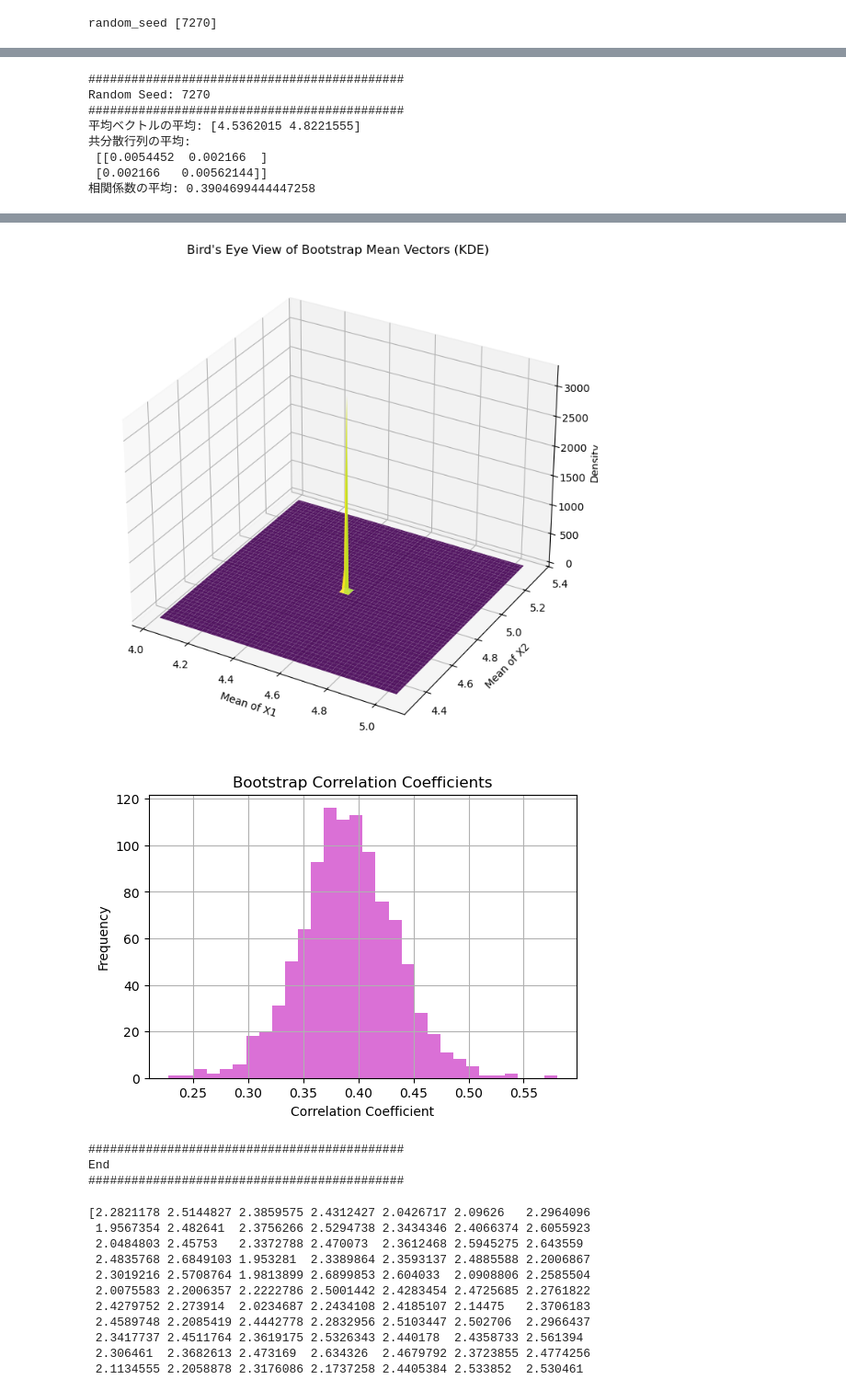
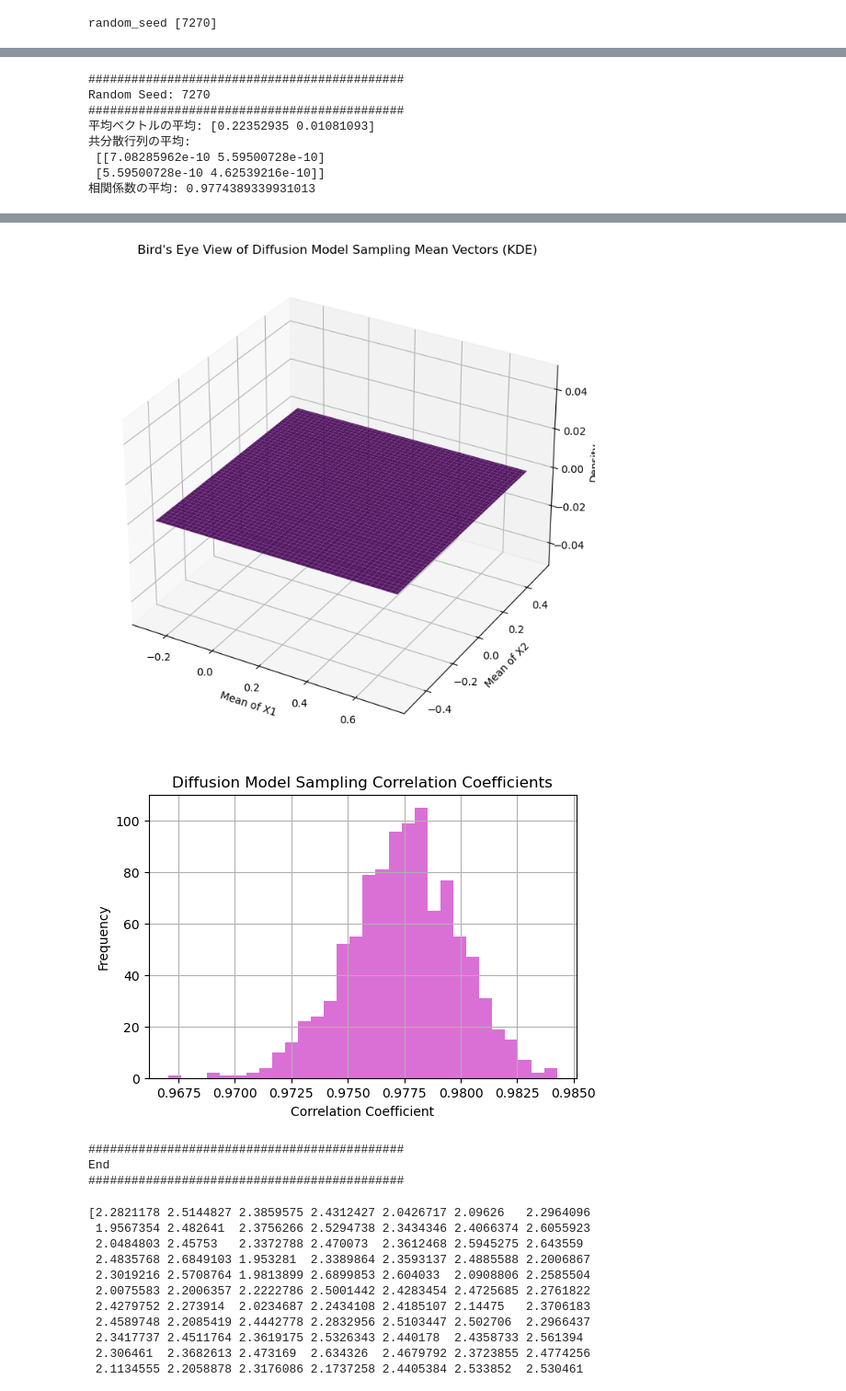
Before and after one commit to shimajoe/deep-learning-from-scratch-5, a Jupyter notebook: master_research/two-dim-data/two-dim-gauss/mean-vec-pred/sample/two_dim_gauss_mean_vec_dm.ipynb, the cells around one changed output, grey strips where cells are left out. Shown: that part at 92% size. Cells and saved outputs as stored; diff of their text form; code cells hidden in the pictures.

```diff
--- a/master_research/two-dim-data/two-dim-gauss/mean-vec-pred/sample/two_dim_gauss_mean_vec_dm.ipynb
+++ b/master_research/two-dim-data/two-dim-gauss/mean-vec-pred/sample/two_dim_gauss_mean_vec_dm.ipynb
@@ -225,20 +242,17 @@ from tqdm import tqdm
 
 
 def generate_samples(model, n=dataset_size, B=num_dataset, device='cpu'):
-    # n: 1データセットあたりのサンプル数
-    # B: データセットの数
-    model.eval()  # 評価モードに設定
-    with torch.no_grad():
-        new_sample_list = []
-        for _ in tqdm(range(B)):
-            torch.manual_seed(np.random.randint(0, 10000)) # シード値の固定
-            samples = torch.randn((n, 2), device=device) # デノイズ前の乱数データ
-            for t in range(num_timesteps, 0, -1):
-                t_tensor = torch.tensor([t] * len(samples), device=device) # 時刻tのテンソル
+    model.eval() # モデルを評価モードに設定
+    with torch.no_grad(): # 勾配計算を無効化
+        new_sample_list = [] # サンプルを格納するリスト
+        for _ in tqdm(range(B)): # 進捗バーを表示
+            torch.manual_seed(np.random.randint(0, 10000)) # ランダムシードを設定
+            samples = torch.randn((n, 2), device=device) # サンプルを生成
+            for t in range(num_timesteps, 0, -1): # 拡散ステップを逆に進める
+                t_tensor = torch.full((n,), t, device=device, dtype=torch.long) # 時間情報をテンソルに変換
                 samples = diffuser.denoise(model, samples, t_tensor) # ノイズ除去
-            samples = samples.cpu().numpy() # numpy配列に変換
-            new_sample_list.append(samples) # サンプルをリストに追加
-    return new_sample_list
+            new_sample_list.append(samples.cpu().numpy()) # CPUに戻してnumpy配列に変換
+        return np.array(new_sample_list)  # (B, n, 2)
 
 
 # ブートストラップサンプリングの実行
@@ -312,7 +409,7 @@ for seed, generated_samples in zip(np.nditer(random_seed), generated_data_list):
     # 平均ベクトルの分布
 
     plt.figure(figsize=(6, 6))
-    plt.scatter(generated_samples_mean_vecs[:, 0], generated_samples_mean_vecs[:, 1], alpha=0.5, color='teal', label='Bootstrap Means')
+    plt.scatter(generated_samples_mean_vecs[:, 0], generated_samples_mean_vecs[:, 1], alpha=0.5, color='teal', label='Diffusion Model Sampling Means')
 
     # 原点を基準として赤十字
     plt.axhline(original_mean[0], color='gray', linestyle='--')
@@ -321,7 +418,7 @@ for seed, generated_samples in zip(np.nditer(random_seed), generated_data_list):
 
     plt.xlabel('Mean of X1')
     plt.ylabel('Mean of X2')
-    plt.title('Scatter Plot of Bootstrap Mean Vectors')
+    plt.title('Scatter Plot of Diffusion Model Sampling Mean Vectors')
     plt.legend()
     plt.grid(True)
     plt.axis('equal')
@@ -346,7 +443,7 @@ for seed, generated_samples in zip(np.nditer(random_seed), generated_data_list):
     ax.set_xlabel('Mean of X1')
     ax.set_ylabel('Mean of X2')
     ax.set_zlabel('Density')
-    ax.set_title('Bird\'s Eye View of Bootstrap Mean Vectors (KDE)')
+    ax.set_title('Bird\'s Eye View of Diffusion Model Sampling Mean Vectors (KDE)')
     plt.tight_layout()
     plt.show()
 
@@ -356,7 +453,7 @@ for seed, generated_samples in zip(np.nditer(random_seed), generated_data_list):
     # 相関係数の分布
     plt.figure(figsize=(6, 4))
     plt.hist(generated_samples_corr_coefs, bins=30, color='orchid')
-    plt.title('Bootstrap Correlation Coefficients')
+    plt.title('Diffusion Model Sampling Correlation Coefficients')
     plt.xlabel('Correlation Coefficient')
     plt.ylabel('Frequency')
     plt.grid(True)
@@ -376,8 +473,8 @@ for seed, generated_samples in zip(np.nditer(random_seed), generated_data_list):
 ############################################
 Random Seed: 7270
 ############################################
-平均ベクトルの平均: [4.5362015 4.8221555]
+平均ベクトルの平均: [0.22352935 0.01081093]
 共分散行列の平均:
- [[0.0054452  0.002166  ]
- [0.002166   0.00562144]]
-相関係数の平均: 0.3904699444447258
+ [[7.08285962e-10 5.59500728e-10]
+ [5.59500728e-10 4.62539216e-10]]
+相関係数の平均: 0.9774389339931013
@@ -385,5 +482,5 @@ Random Seed: 7270
-[figure, old version]
+[figure, new version]
-[figure, old version]
+[figure, new version]
 ############################################
 End
 ############################################
```
Also changed, not shown: parts of 9 cells of this notebook.
